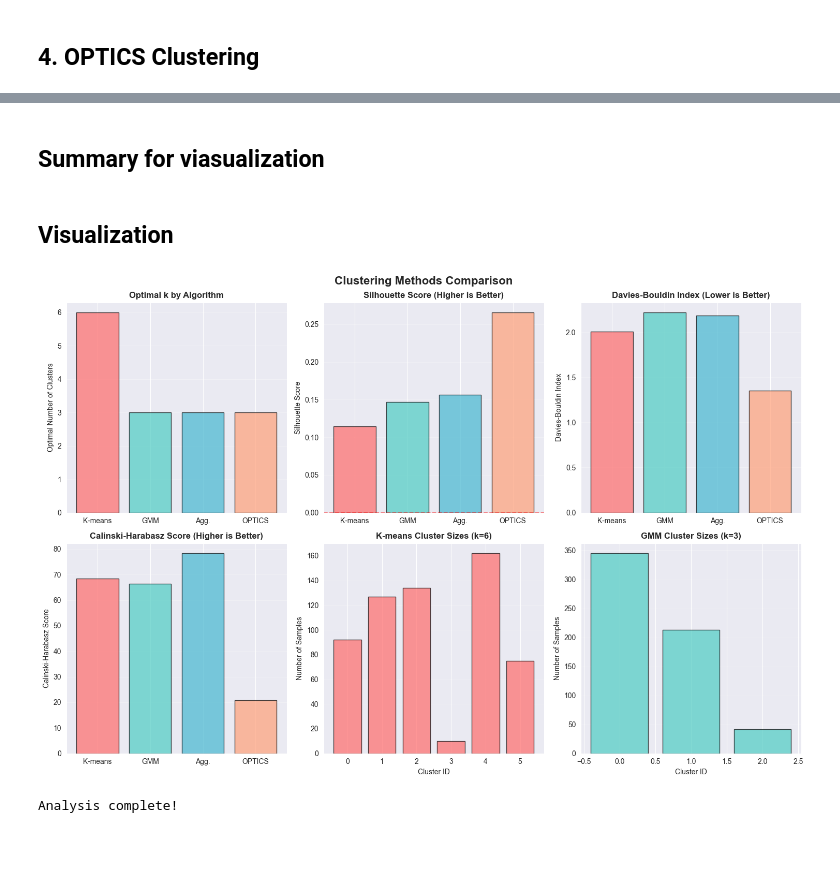
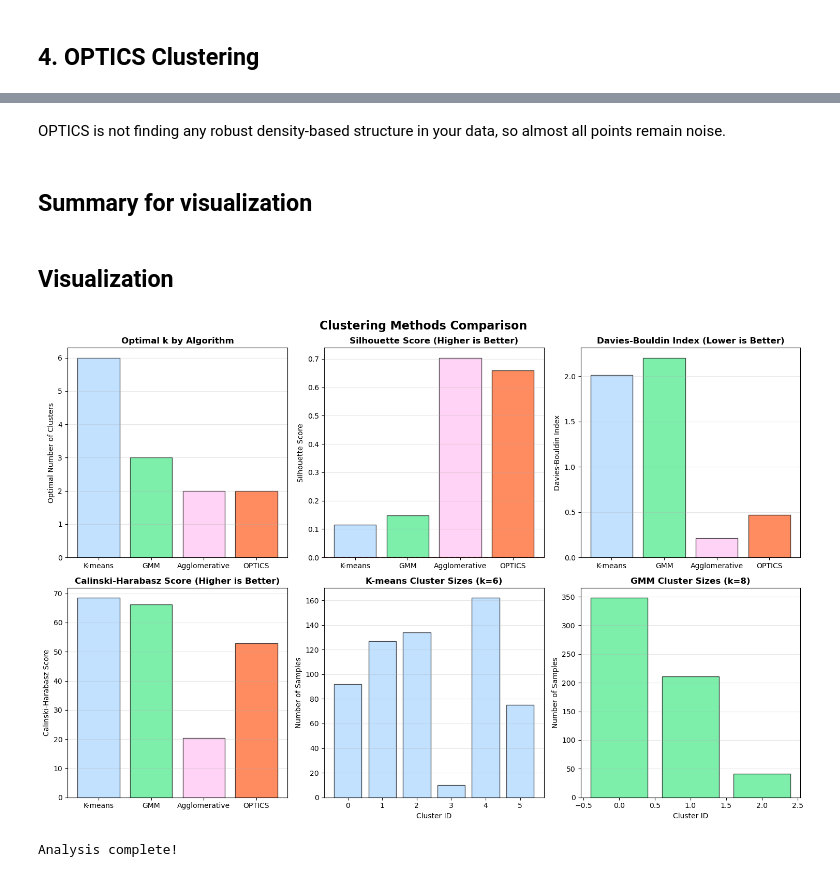
Before and after one commit to xandime/EEG_cluster_detection, a Jupyter notebook: compare_clustering_methods.ipynb, the cells around one changed output, grey strips where cells are left out. Drawn from its saved outputs; the diff is of its cells as text; code cells hidden in the pictures; blank space fills up the shorter version.

Commit message:
Run some more diagnostics for choosing best clustering algorithm

```diff
--- a/compare_clustering_methods.ipynb
+++ b/compare_clustering_methods.ipynb
@@ -116,29 +190,2 @@ GMM Metrics (k=3):
 # %% [markdown]
 ## 3. Agglomerative Clustering
-# %%
-print("Finding optimal k for Agglomerative clustering...")
-optimal_k_agg, agg_results = select_optimal_n_agglomerative(
-    pca_features,
-    n_range=k_range,
-    metric='euclidean',
-    linkage_method='ward',
-    selection_metric='silhouette',
-    verbose=False
-)
-print(f"Optimal k (Agglomerative): {optimal_k_agg}")
-
-# Get best result
-agg_best = agg_results[optimal_k_agg]
-agg_labels = agg_best['labels']
-
-# Compute metrics
-agg_metrics = {
-    'silhouette': compute_silhouette_score(pca_features, agg_labels),
-    'davies_bouldin': compute_davies_bouldin_score(pca_features, agg_labels),
-    'calinski_harabasz': compute_calinski_harabasz_score(pca_features, agg_labels),
-}
-
-print(f"\nAgglomerative Metrics (k={optimal_k_agg}):")
-print(f"  Silhouette Score: {agg_metrics['silhouette']:.4f}")
-print(f"  Davies-Bouldin Index: {agg_metrics['davies_bouldin']:.4f}")
-print(f"  Calinski-Harabasz Score: {agg_metrics['calinski_harabasz']:.2f}")
@@ -210,10 +439,12 @@ OPTICS Metrics (k=3, excluding noise):
+# %% [markdown]
+OPTICS is not finding any robust density-based structure in your data, so almost all points remain noise.
 # %% [markdown]
-## Summary for viasualization
+## Summary for visualization
 # %%
 # Create summary dataframe
 summary_data = {
     'Algorithm': ['K-means', 'GMM', 'Agglomerative', 'OPTICS'],
-    'Optimal k': [optimal_k_kmeans, optimal_k_gmm, optimal_k_agg, optics_n_clusters],
+    'Optimal k': [optimal_k_kmeans, best_k_gmm, best_k_agg, optics_n_clusters],
     'Silhouette': [
         kmeans_metrics['silhouette'],
         gmm_metrics['silhouette'],
@@ -242,12 +473,12 @@ summary_df = pd.DataFrame(summary_data)
 fig, axes = plt.subplots(2, 3, figsize=(15, 10))
 fig.suptitle('Clustering Methods Comparison', fontsize=16, fontweight='bold')
 
-algorithms = ['K-means', 'GMM', 'Agg.', 'OPTICS']
-colors = ['#FF6B6B', '#4ECDC4', '#45B7D1', '#FFA07A']
+algorithms = ['K-means', 'GMM', 'Agglomerative', 'OPTICS']
+colors = ["#A8D5FF", "#48E888", "#FFC1F2", "#FF5C1C"]
 
 # Plot 1: Optimal k comparison
 ax1 = axes[0, 0]
-optimal_ks = [optimal_k_kmeans, optimal_k_gmm, optimal_k_agg, optics_n_clusters]
+optimal_ks = [optimal_k_kmeans, best_k_gmm, best_k_agg, optics_n_clusters]
 ax1.bar(algorithms, optimal_ks, color=colors, alpha=0.7, edgecolor='black')
 ax1.set_ylabel('Optimal Number of Clusters', fontsize=10)
 ax1.set_title('Optimal k by Algorithm', fontsize=12, fontweight='bold')
@@ -272,34 +503,34 @@ ax3.grid(axis='y', alpha=0.3)
 
 # Plot 4: Calinski-Harabasz Score comparison
 ax4 = axes[1, 0]
 ch_scores = summary_df['Calinski-Harabasz'].tolist()
 ax4.bar(algorithms, ch_scores, color=colors, alpha=0.7, edgecolor='black')
 ax4.set_ylabel('Calinski-Harabasz Score', fontsize=10)
 ax4.set_title('Calinski-Harabasz Score (Higher is Better)', fontsize=12, fontweight='bold')
 ax4.grid(axis='y', alpha=0.3)
 
 # Plot 5: Cluster size distribution for K-means
 ax5 = axes[1, 1]
 unique_labels, counts = np.unique(kmeans_labels, return_counts=True)
-ax5.bar(unique_labels, counts, color='#FF6B6B', alpha=0.7, edgecolor='black')
+ax5.bar(unique_labels, counts, color="#A8D5FF", alpha=0.7, edgecolor='black')
 ax5.set_xlabel('Cluster ID', fontsize=10)
 ax5.set_ylabel('Number of Samples', fontsize=10)
 ax5.set_title(f'K-means Cluster Sizes (k={optimal_k_kmeans})', fontsize=12, fontweight='bold')
 ax5.grid(axis='y', alpha=0.3)
 
 # Plot 6: Cluster size distribution for GMM
 ax6 = axes[1, 2]
 unique_labels, counts = np.unique(gmm_labels, return_counts=True)
-ax6.bar(unique_labels, counts, color='#4ECDC4', alpha=0.7, edgecolor='black')
+ax6.bar(unique_labels, counts, color='#48E888', alpha=0.7, edgecolor='black')
 ax6.set_xlabel('Cluster ID', fontsize=10)
 ax6.set_ylabel('Number of Samples', fontsize=10)
 ax6.set_title(f'GMM Cluster Sizes (k={optimal_k_gmm})', fontsize=12, fontweight='bold')
 ax6.grid(axis='y', alpha=0.3)
 
 plt.tight_layout()
 plt.show()
 
 print("\nAnalysis complete!")
 # %% [output]
-[figure, old version]
+[figure, new version]
 Analysis complete!
```
Also changed, not shown: parts of 13 cells of this notebook, 3 other files.
